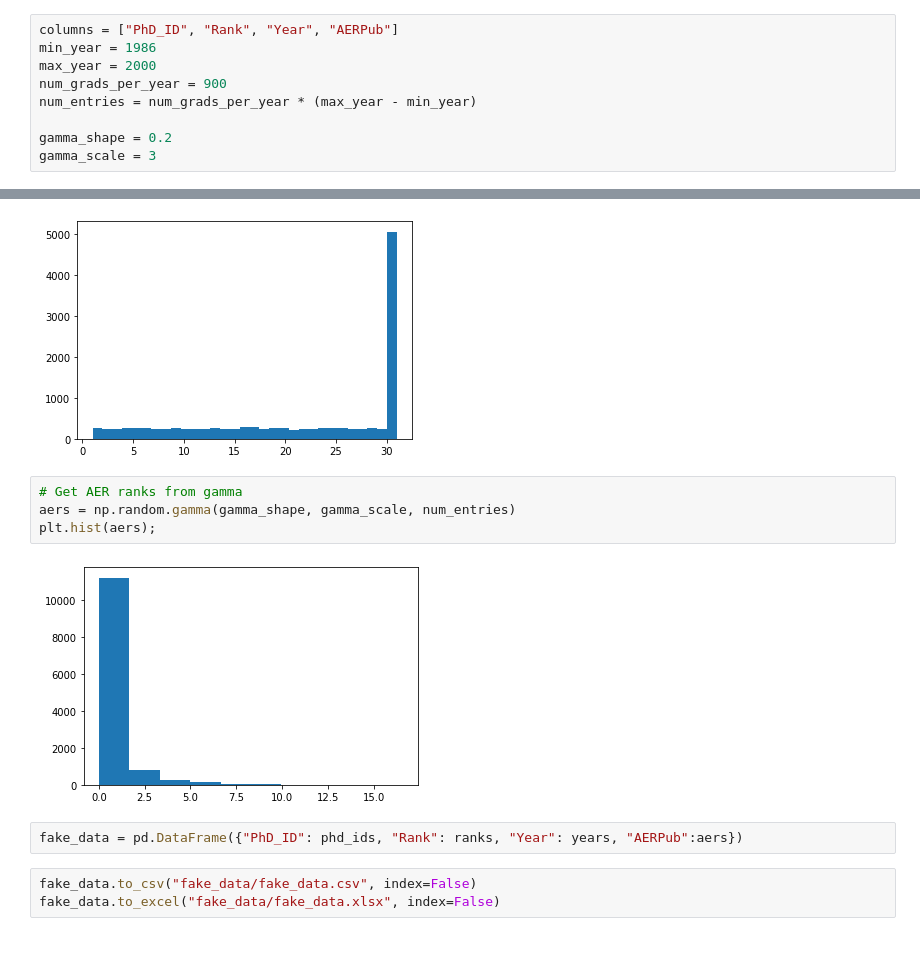
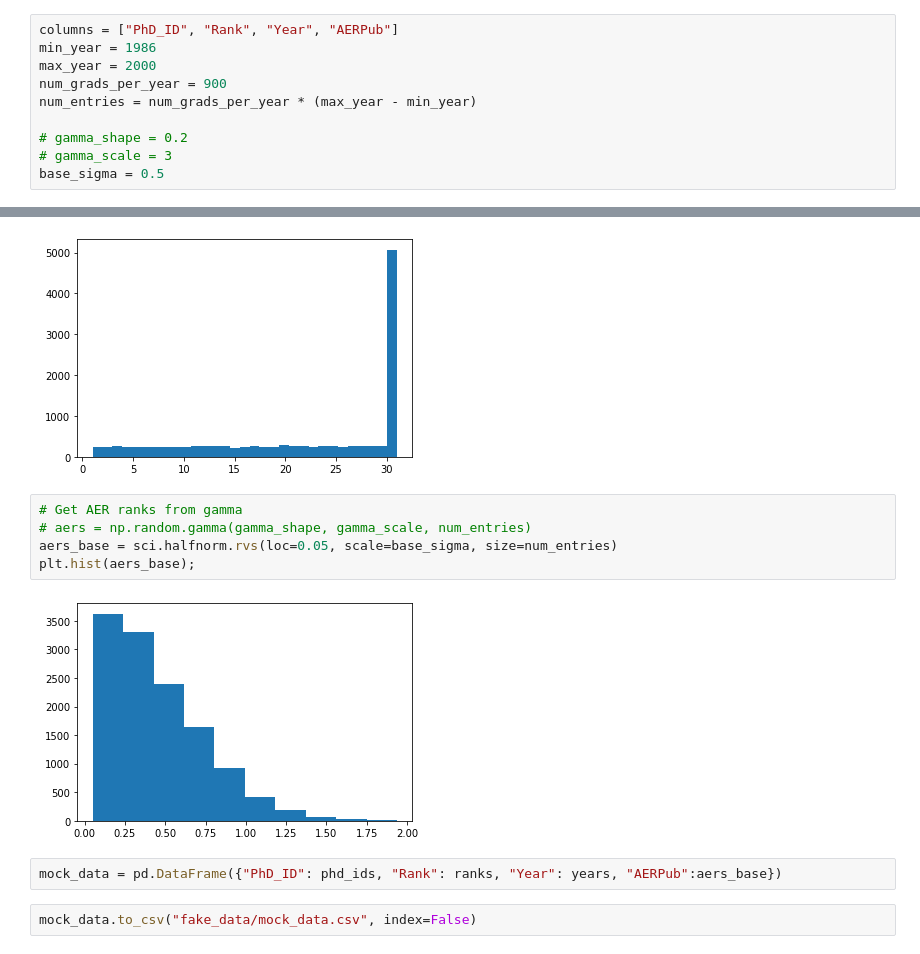
Before and after one commit to mviz/publish_rate_analysis, a Jupyter notebook: fake_data_generator.ipynb, the cells around one changed output, grey strips where cells are left out. Cells and saved outputs as stored; diff of their text form.

```diff
--- a/fake_data_generator.ipynb
+++ b/fake_data_generator.ipynb
@@ -23,8 +26,9 @@ max_year = 2000
 num_grads_per_year = 900
 num_entries = num_grads_per_year * (max_year - min_year)
 
-gamma_shape = 0.2
-gamma_scale = 3
+# gamma_shape = 0.2
+# gamma_scale = 3
+base_sigma = 0.5
 # %%
 # Randomly assign IDs
 phd_ids = np.arange(num_entries)
@@ -47,12 +51,12 @@ plt.hist(ranks, bins=31);
 [figure]
 # %%
 # Get AER ranks from gamma
-aers = np.random.gamma(gamma_shape, gamma_scale, num_entries)
-plt.hist(aers);
+# aers = np.random.gamma(gamma_shape, gamma_scale, num_entries)
+aers_base = sci.halfnorm.rvs(loc=0.05, scale=base_sigma, size=num_entries)
+plt.hist(aers_base);
 # %% [output]
-[figure, old version]
+[figure, new version]
 # %%
-fake_data = pd.DataFrame({"PhD_ID": phd_ids, "Rank": ranks, "Year": years, "AERPub":aers})
+mock_data = pd.DataFrame({"PhD_ID": phd_ids, "Rank": ranks, "Year": years, "AERPub":aers_base})
 # %%
-fake_data.to_csv("fake_data/fake_data.csv", index=False)
-fake_data.to_excel("fake_data/fake_data.xlsx", index=False)
+mock_data.to_csv("fake_data/mock_data.csv", index=False)
```
Also changed, not shown: parts of 15 cells of this notebook, 2 other files.
